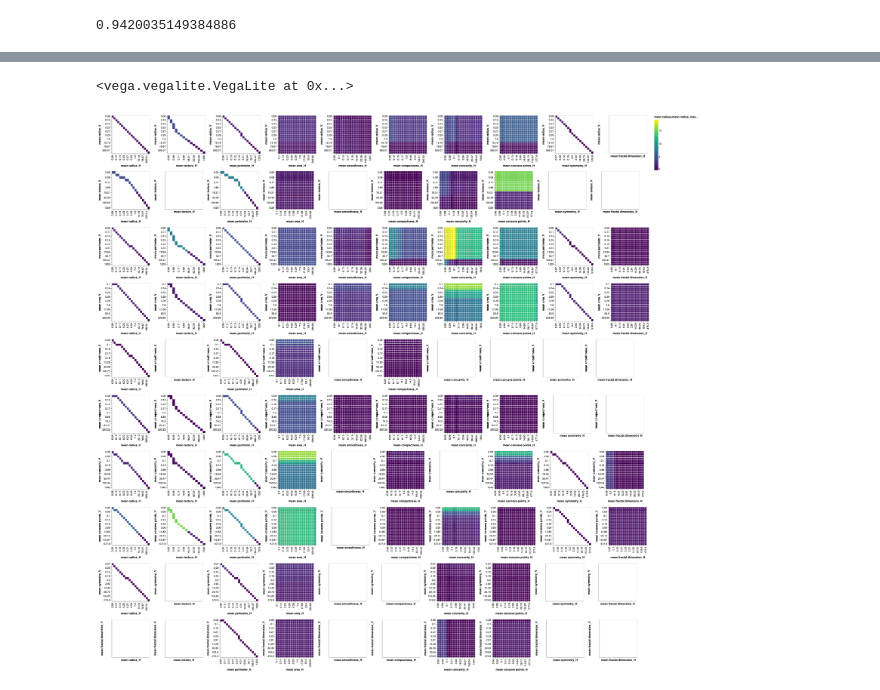
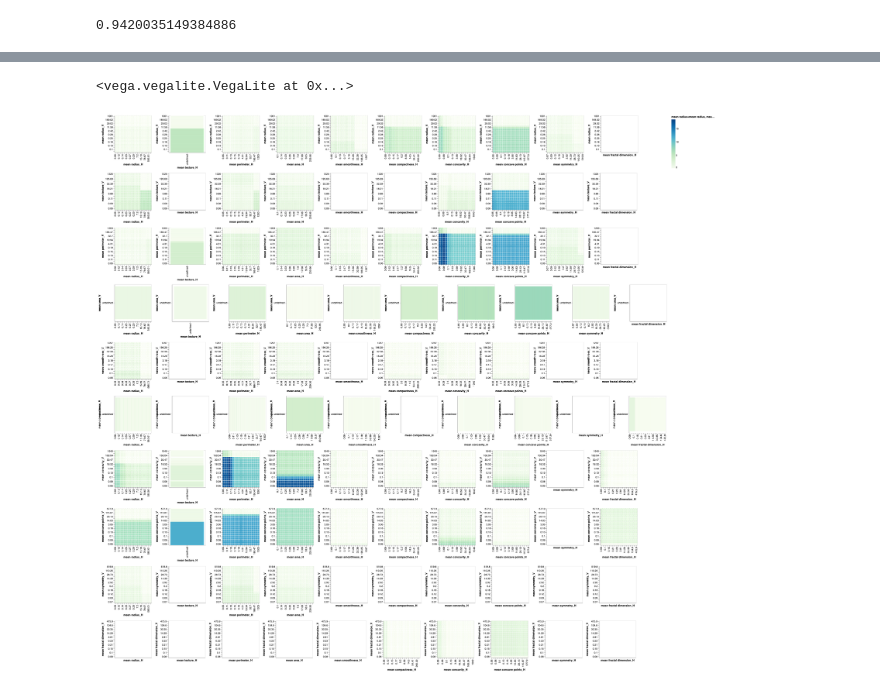
Before and after one commit to MattJBritton/ForestfortheTrees, a Jupyter notebook: developmentWorkbook.ipynb, the cells around one changed output, grey strips where cells are left out. Drawn from its saved outputs; the diff is of its cells as text; code cells hidden in the pictures.

Commit message:
Fixed issue with valid charts not rendering

```diff
--- a/developmentWorkbook.ipynb
+++ b/developmentWorkbook.ipynb
@@ -107,9 +107,11 @@ vis_df_dict = {}
 for key, value in feature_pairs.iteritems():
     x = key[0]
     y = key[1]
-    if x+"_H" not in vis_df_dict:
+    if x == y:
+        pass
+    elif x+"_H" not in vis_df_dict:
         vis_df_dict[x+"_H"] = [p[x] for p in list(value["map"].ravel())]
-    if y+"_V" not in vis_df_dict:
+    elif y+"_V" not in vis_df_dict:
         vis_df_dict[y+"_V"] = [p[y] for p in list(value["map"].ravel())]
     vis_df_dict[x+"+"+y] = list(value["output"].ravel()) if value["output"] is not None else None
 # %%
@@ -147,23 +145,22 @@ alt.Chart(sample_chart_data).mark_rect().encode(
 # %%
 base = alt.Chart().mark_rect().encode(
 ).properties(
     width=150,
     height=150
 ).interactive()
 
 chart = alt.vconcat(data=chart_data)
 for y_feature in data_to_use["feature_names"]:
     row = alt.hconcat()
     for x_feature in data_to_use["feature_names"]:
         x_encoding = x_feature+"_H:O"
-        y_encoding = y_feature+"_V:O"
+        y_encoding = alt.Y(field=y_feature+"_V", type="ordinal", sort="descending")
         temp_sort = sorted([x_feature, y_feature])
-        color_encoding = "alt.Color(field=\"" + temp_sort[0] + "+" + temp_sort[1]\
-        + "\", type=\"quantitative\", scale=alt.Scale(scheme=\"greenblue\"))"
-        color_encoding = temp_sort[0] + "+" + temp_sort[1] +":Q"
+        color_encoding = alt.Color(field= temp_sort[0] + "+" + temp_sort[1]\
+        , type="quantitative", scale=alt.Scale(scheme="greenblue"))
         row |= base.encode(x=x_encoding, y=y_encoding, color=color_encoding)
     chart &= row
 chart
 # %% [output]
 <vega.vegalite.VegaLite at 0x...>
-[figure, old version]
+[figure, new version]
```
Also changed, not shown: parts of 2 cells of this notebook.
